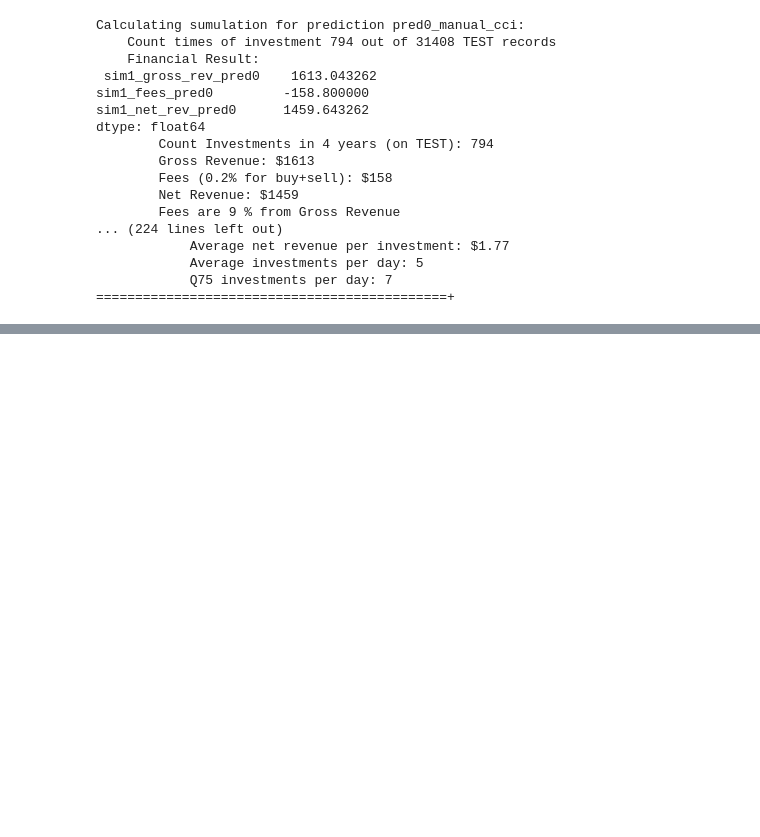
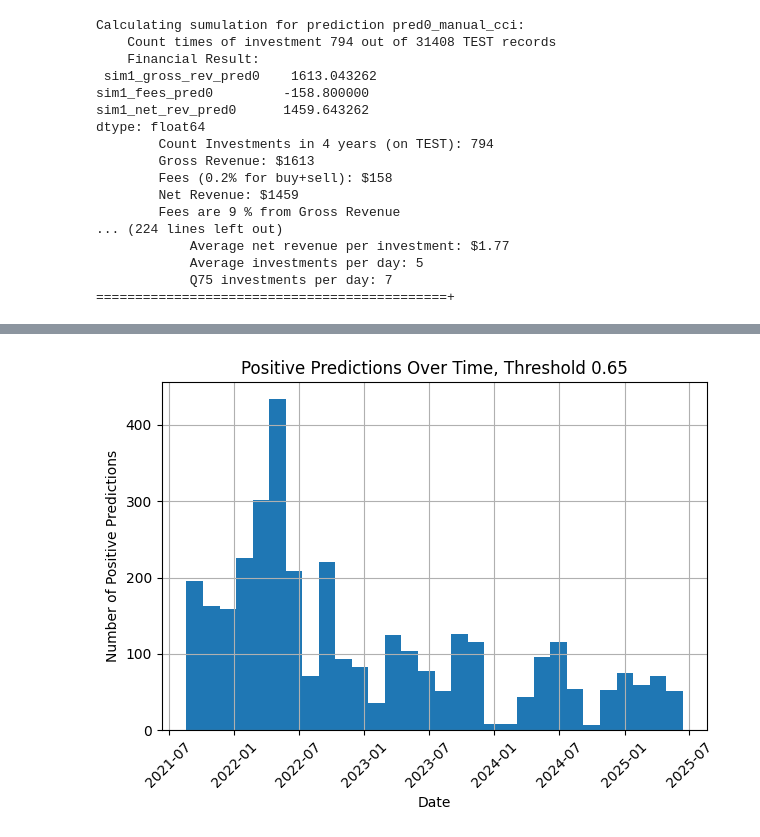
Before and after one commit to mfonabasiakpanekpo-byte/datadocker-mfonworkspace, a Jupyter notebook: 04-trading-strategy-and-simulation/[2025]_Module_04_Colab_Trading_Simulations.ipynb, the cells around one changed output, grey strips where cells are left out. Saved outputs shown, nothing was run; the diff lists cells and outputs as text; code cells hidden in the pictures; blank space fills up the shorter version.

```diff
--- a/04-trading-strategy-and-simulation/[2025]_Module_04_Colab_Trading_Simulations.ipynb
+++ b/04-trading-strategy-and-simulation/[2025]_Module_04_Colab_Trading_Simulations.ipynb
@@ -2510,0 +2435,2 @@ print(best_history_nn['val_precision_1'][0], best_history_nn['val_precision_1'][
+# %%
+new_df['pred12_rf_best_rule_60'] = (y_pred_all_class1_array >= 0.60).astype(int)
@@ -2510,0 +2452,5 @@ print(best_history_nn['val_precision_1'][0], best_history_nn['val_precision_1'][
+# %%
+for i, t in enumerate(range(56, 65), start=13):
+    threshold = t / 100
+    col_name = f"pred{i}_rf_best_rule_{t}"
+    new_df[col_name] = (y_pred_all_class1_array >= threshold).astype(int)
@@ -2510,0 +2560,17 @@ print(best_history_nn['val_precision_1'][0], best_history_nn['val_precision_1'][
+# %%
+import matplotlib.pyplot as plt
+
+positive_dates = new_df[
+    (new_df["split"] == "test") &
+    (new_df["pred11_rf_best_rule_65"] == 1)
+]["Date"]
+
+positive_dates.hist(bins=30)
+plt.title("Positive Predictions Over Time, Threshold 0.65")
+plt.xlabel("Date")
+plt.ylabel("Number of Positive Predictions")
+plt.xticks(rotation=45)
+plt.tight_layout()
+plt.show()
+# %% [output]
+[figure, added]
```
Also changed, not shown: parts of 44 cells of this notebook.
